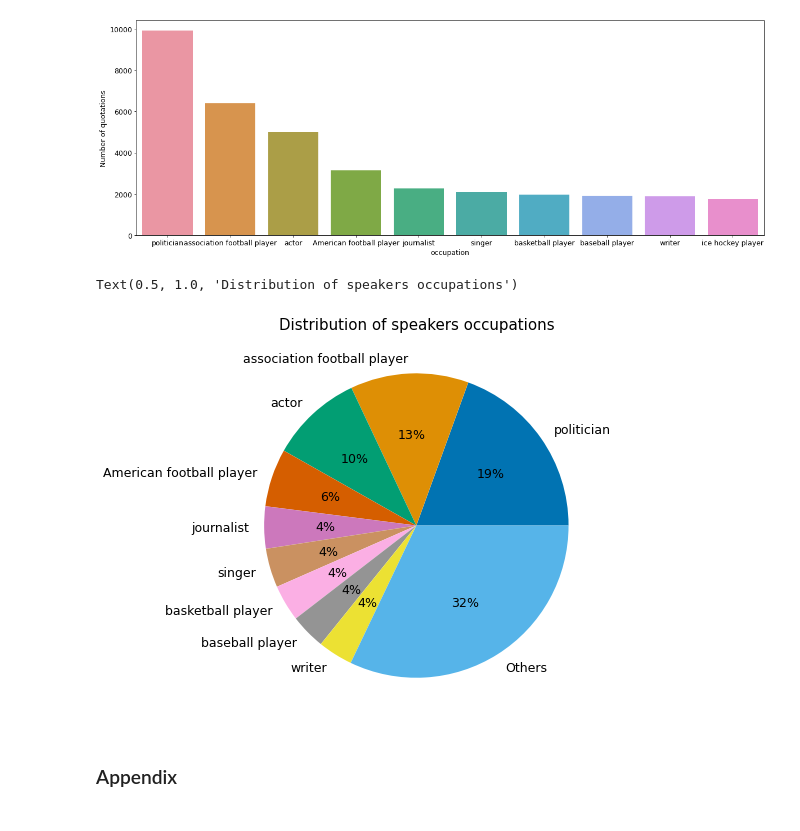
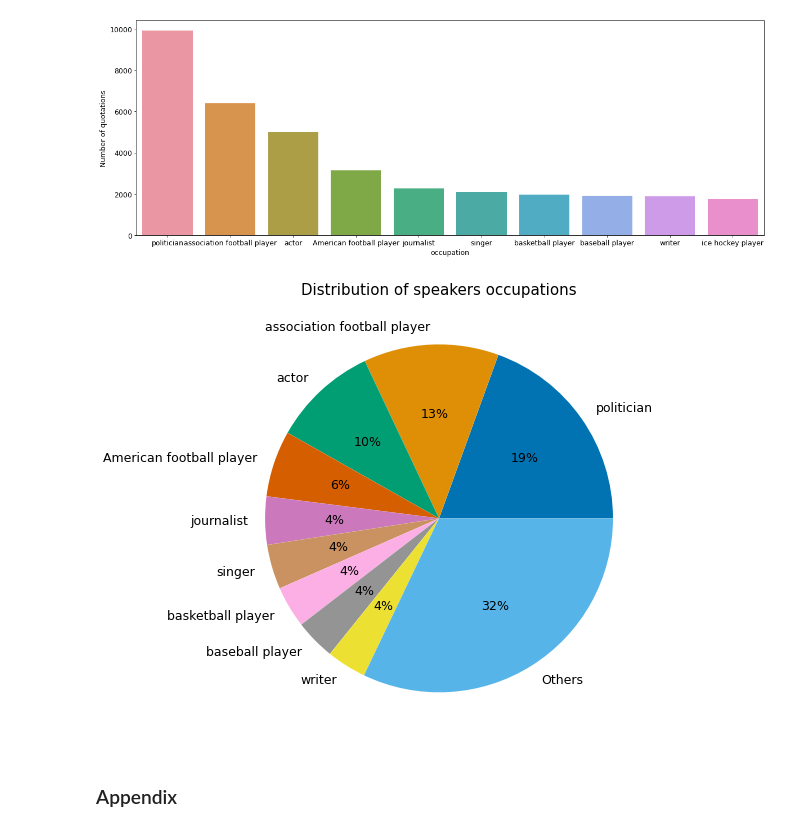
Before and after one commit to epfl-ada/ada-2021-project-adacadabra, a Jupyter notebook: 2_ADDITIONNAL_DATASETS/SPEAKERS_METADATA/retrieve_metadata.ipynb, the cells around one changed output. Saved outputs shown, nothing was run; the diff lists cells and outputs as text; code cells hidden in the pictures.

```diff
--- a/2_ADDITIONNAL_DATASETS/SPEAKERS_METADATA/retrieve_metadata.ipynb
+++ b/2_ADDITIONNAL_DATASETS/SPEAKERS_METADATA/retrieve_metadata.ipynb
@@ -211,10 +213,11 @@ df_pie = df_pie.append(new_row, ignore_index = True)
 # %%
 fig, ax = plt.subplots(1,1)
 colors = sns.color_palette("colorblind")
 ax.pie(x=df_pie['count'],labels=df_pie['occupation'],colors=colors,autopct='%1.f%%',pctdistance=0.6,labeldistance=1.1);
 ax.set_title('Distribution of speakers occupations')
+size_fig = 8
+fig.set_size_inches(size_fig, size_fig)
 # %% [output]
-Text(0.5, 1.0, 'Distribution of speakers occupations')
-[figure, old version]
+[figure, new version]
 # %%
 path =r'/Users/jules/kDrive/onedrive/Documents_Onedrive/EPFL/MA3/ADA/Project/Figures/'
```
Also changed, not shown: parts of 4 cells of this notebook, 2 other files.
